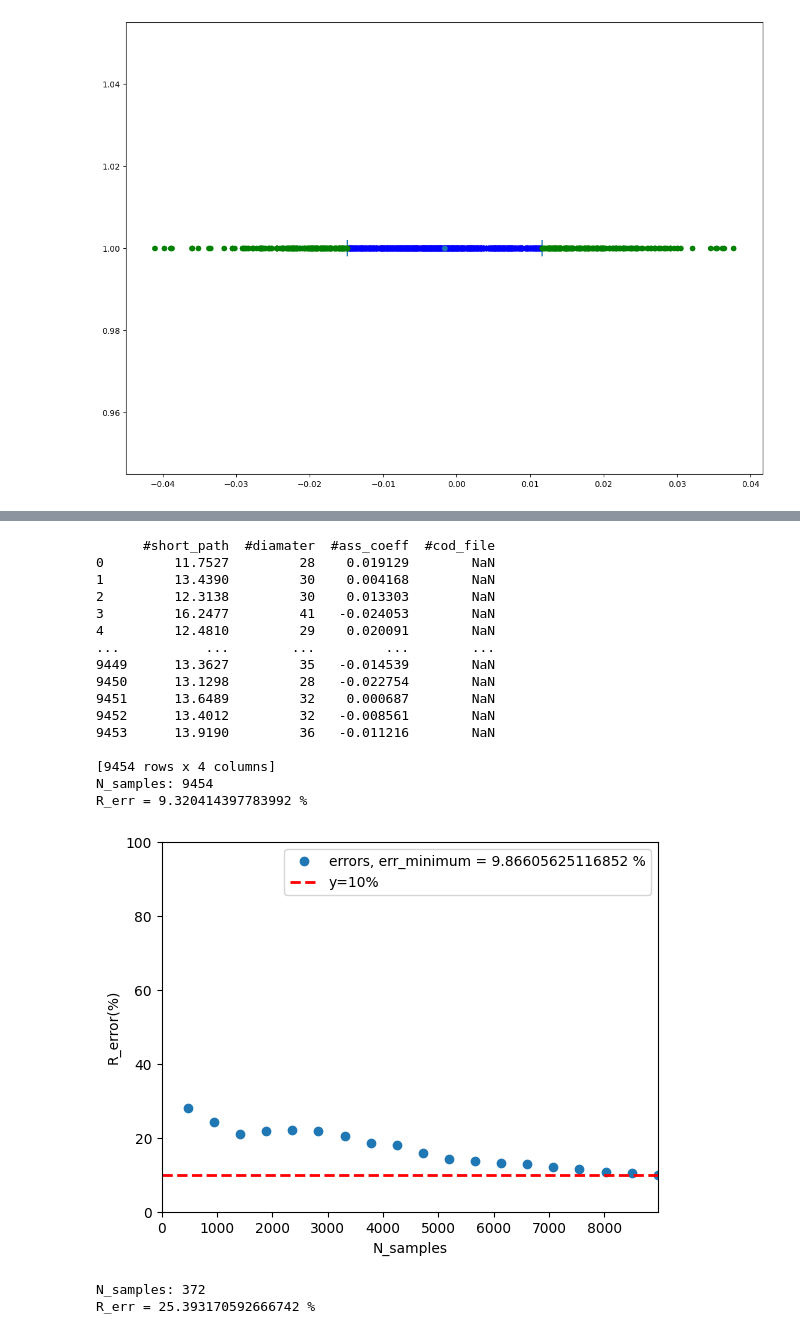
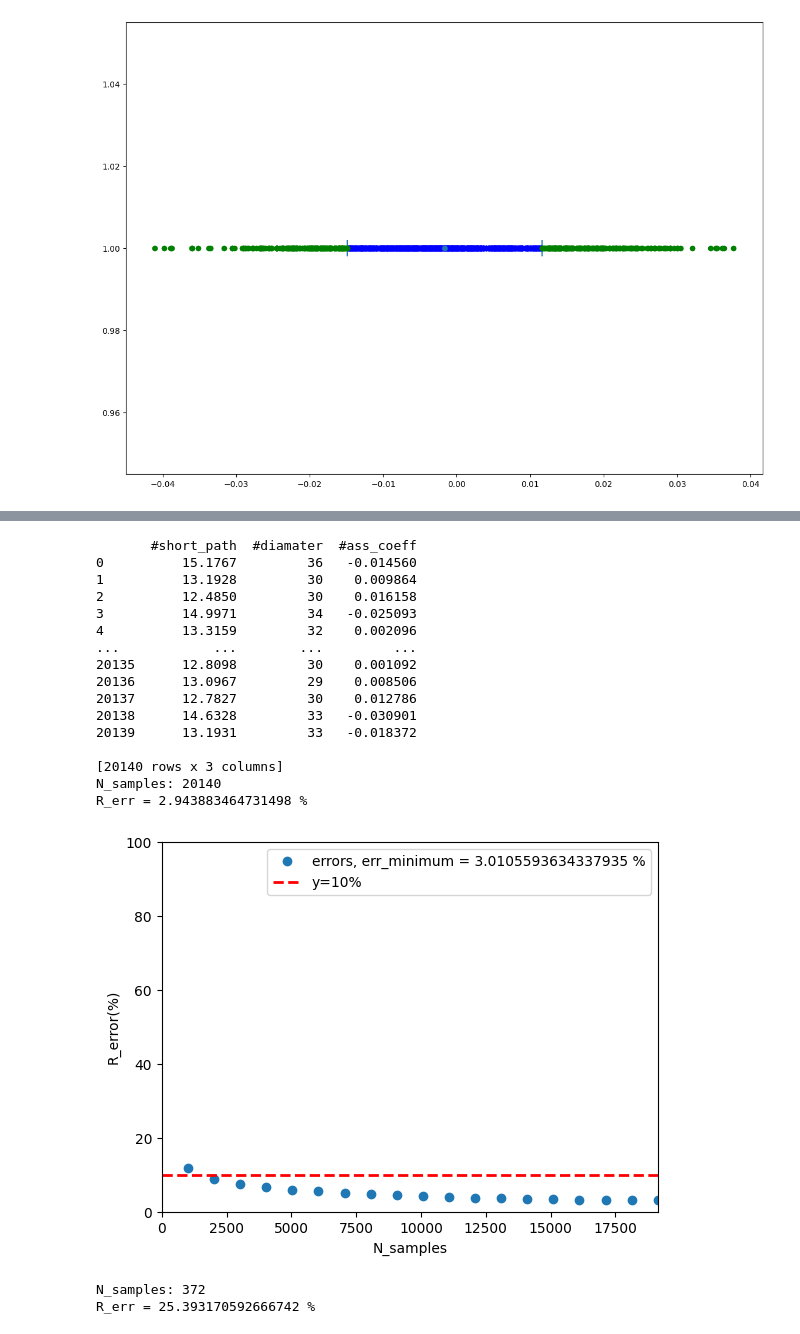
Before and after one commit to JuniorAlencar/SpatialPreferential, a Jupyter notebook: scripts/jupyter/fixing_data.ipynb, the cells around one changed output, grey strips where cells are left out. Drawn from its saved outputs; the diff is of its cells as text; code cells hidden in the pictures.

```diff
--- a/scripts/jupyter/fixing_data.ipynb
+++ b/scripts/jupyter/fixing_data.ipynb
@@ -77,11 +58,11 @@ all_data(N, dim)
 ### Set absolute bounds for the standard error and standard deviation ($\sigma$), regardless of the measurement, and filter out data that exceed these bounds. In my case, i'll use std for other combinations ($\alpha_g$, $\alpha_a$) where the standard error are smaller 10%, when $N$ and $dim$ are equals. The process is very simple. Given the set $R$ $=$ $[-0.0245503$, $-0.0155637$, $-0.0219698$, $-0.0144903$ $,...]$ and a good value for $\sigma$, $\sigma$ $=$ $\sigma_{ideal}$. Each value outside of range $-\sigma_{ideal}$ $<$ $value$ $<$ $\sigma_{ideal}$ or $value < |\sigma_{ideal}|$ is refused.
 # %%
 # Import dataframe with all data
-df = pd.read_csv("../../data/all_data.txt", delimiter=" ")
+df = pd.read_csv("../../data/all_data.txt", delimiter=",")
 # Filter all data for alpha_a > 1.0
 df = df[df["alpha_g"]>=1.0]
 # Save new dataframe
-df.to_csv("../../data/all_data.txt", index=False, sep=' ')
+df.to_csv("../../data/all_data.txt", index=False, sep=',')
 df.head()
 # %% [output]
 |  | N | dim | alpha_a | alpha_g | N_samples | short_mean | short_err | short_std | diameter_mean | ... |
@@ -586,9 +670,9 @@ R_err_after: 5.727629550133895
 # %%
-n, dim, alpha_a, alpha_g = 5000, 1, 3.0, 2.0
+n, dim, alpha_a, alpha_g = 5000, 2, 7.0, 2.0
 file_path = f"../../data_2/N_{n}/dim_{dim}/alpha_a_{alpha_a}_alpha_g_{alpha_g}/properties_set.txt"
 # Criar um DataFrame
 #df = pd.read_csv(path_file, sep=' ')
-df = pd.read_csv(file_path, delim_whitespace=True)
+df = pd.read_csv(file_path, sep=',')
 R = df["#ass_coeff"]
 print(df)
 num_samples = float(len(R))
@@ -609,49 +693,49 @@ for i in range(len(width)):
     r_std = abs(R[0:width[i][1]].std())
     r_mean = abs(R[0:width[i][1]].mean())
     R_std.append(r_std)
     #print(r_std, r_mean)
     #C_V.append((/)*100)
     n_samples.append(len(R[0:width[i][1]]))
 
 #print(R_std)
 #print(R_mean)
 #print(R_err)
 print("N_samples:", len(R))
 print(f"R_err = {abs(R.sem()/R.mean())*100} %" )
 percent = [abs(i/j)*100 for i,j in zip(R_err, R_mean)]
 #print([i/j for i,j in zip(R_err, R_mean)])
 #plt.plot(n_samples, R_err,'o', label='errors')
 plt.plot(n_samples, percent,'o', label=f'errors, err_minimum = {min(percent)} %')
 plt.axhline(y=10, color='red', linestyle='--', linewidth=2, label="y=10%")  # Linha horizontal
 #plt.plot(n_samples, R_mean,'o', label='means')
 #plt.plot(n_samples, C_V,'o', label='means')
 #plt.axhline(y=np.mean(np.array(C_V)), xmin=min(n_samples),xmax=max(n_samples))
 plt.ylabel("R_error(%)")
 plt.xlabel("N_samples")
 plt.ylim([0, 100])
 plt.xlim([0, width[-1][1]])
 plt.legend()
 #plt.xscale("log")
 #plt.savefig("CV_n_samples.pdf")
 plt.show()
 # %% [output]
-      #short_path  #diamater  #ass_coeff  #cod_file
-0         11.7527         28    0.019129        NaN
-1         13.4390         30    0.004168        NaN
-2         12.3138         30    0.013303        NaN
-3         16.2477         41   -0.024053        NaN
-4         12.4810         29    0.020091        NaN
-...           ...        ...         ...        ...
-9449      13.3627         35   -0.014539        NaN
-9450      13.1298         28   -0.022754        NaN
-9451      13.6489         32    0.000687        NaN
-9452      13.4012         32   -0.008561        NaN
-9453      13.9190         36   -0.011216        NaN
+       #short_path  #diamater  #ass_coeff
+0          15.1767         36   -0.014560
+1          13.1928         30    0.009864
+2          12.4850         30    0.016158
+3          14.9971         34   -0.025093
+4          13.3159         32    0.002096
+...            ...        ...         ...
+20135      12.8098         30    0.001092
+20136      13.0967         29    0.008506
+20137      12.7827         30    0.012786
+20138      14.6328         33   -0.030901
+20139      13.1931         33   -0.018372
 
-[9454 rows x 4 columns]
-N_samples: 9454
-R_err = 9.320414397783992 %
+[20140 rows x 3 columns]
+N_samples: 20140
+R_err = 2.943883464731498 %
-[figure, old version]
+[figure, new version]
 # %%
 n, dim, alpha_a, alpha_g = 40000, 4, 10.0, 2.0
 file_path = f"../../data_2/N_{n}/dim_{dim}/alpha_a_{alpha_a}_alpha_g_{alpha_g}/properties_set.txt"
```
Also changed, not shown: parts of 17 cells of this notebook, 3 other files.
